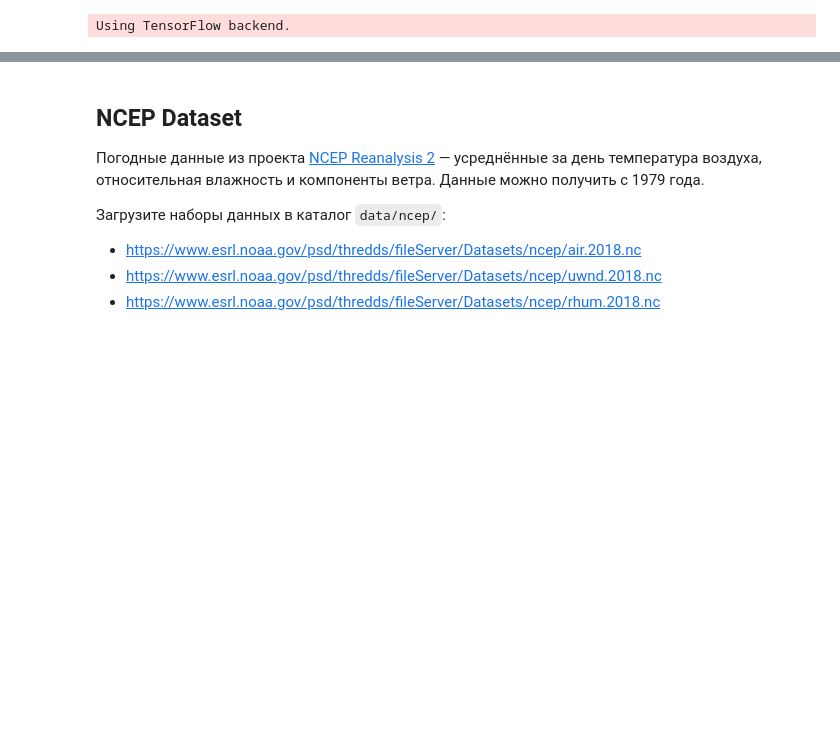
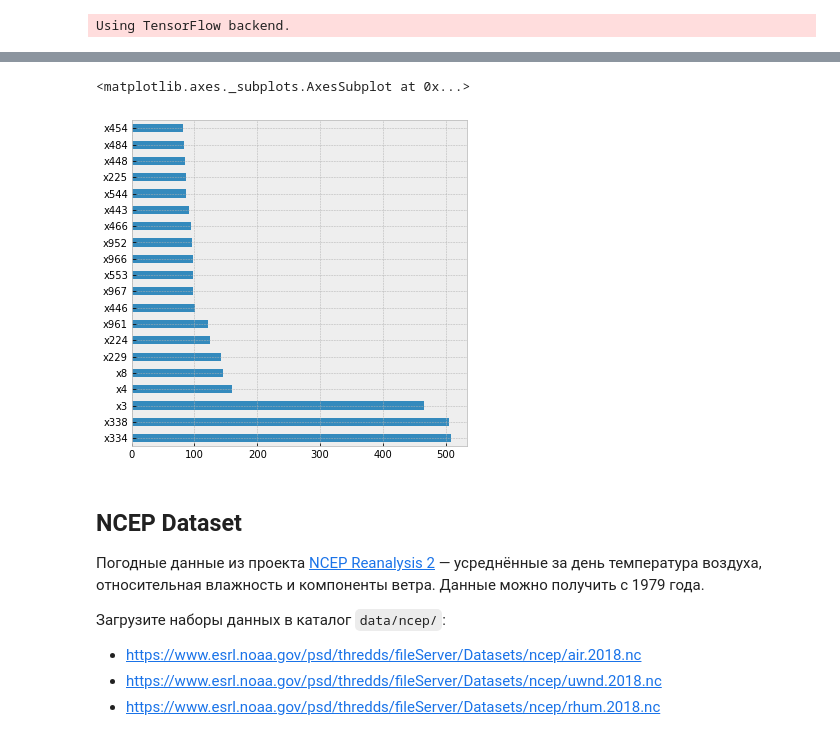
Before and after one commit to andygoosh/wildfire.sberbank.ai, a Jupyter notebook: workinprogress.ipynb, the cells around one changed output, grey strips where cells are left out. Drawn from its saved outputs; the diff is of its cells as text; code cells hidden in the pictures; blank space fills up the shorter version.

```diff
--- a/workinprogress.ipynb
+++ b/workinprogress.ipynb
@@ -132,0 +182,6 @@ def prepare_data(one_hotted=False):
+# %%
+feat_importances = pd.Series(model.feature_importances_, index=['x%d' % i for i in range(X_poly.shape[1])])
+feat_importances.nlargest(20).plot(kind='barh')
+# %% [output]
+<matplotlib.axes._subplots.AxesSubplot at 0x...>
+[figure, added]
```
Also changed, not shown: parts of 17 cells of this notebook.
